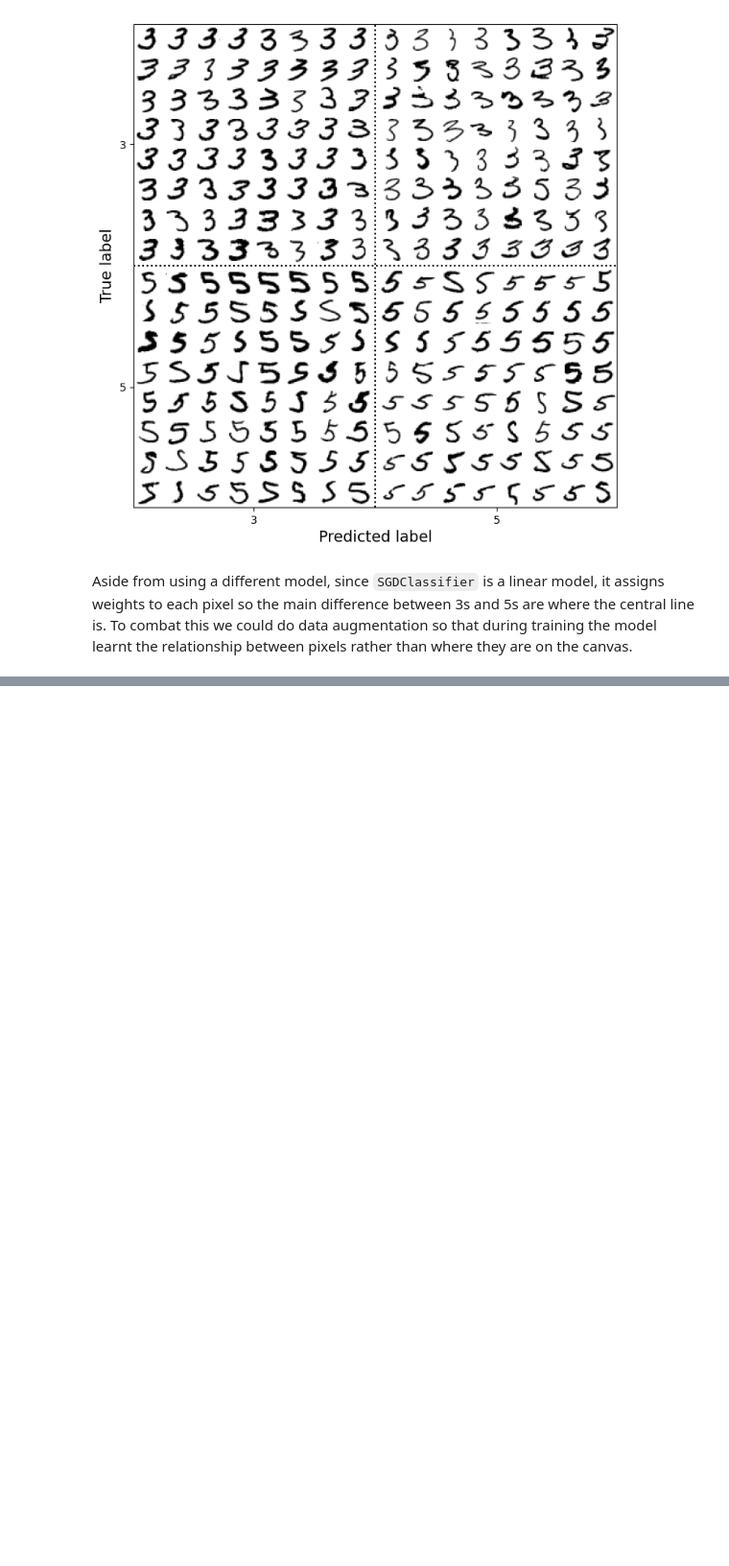
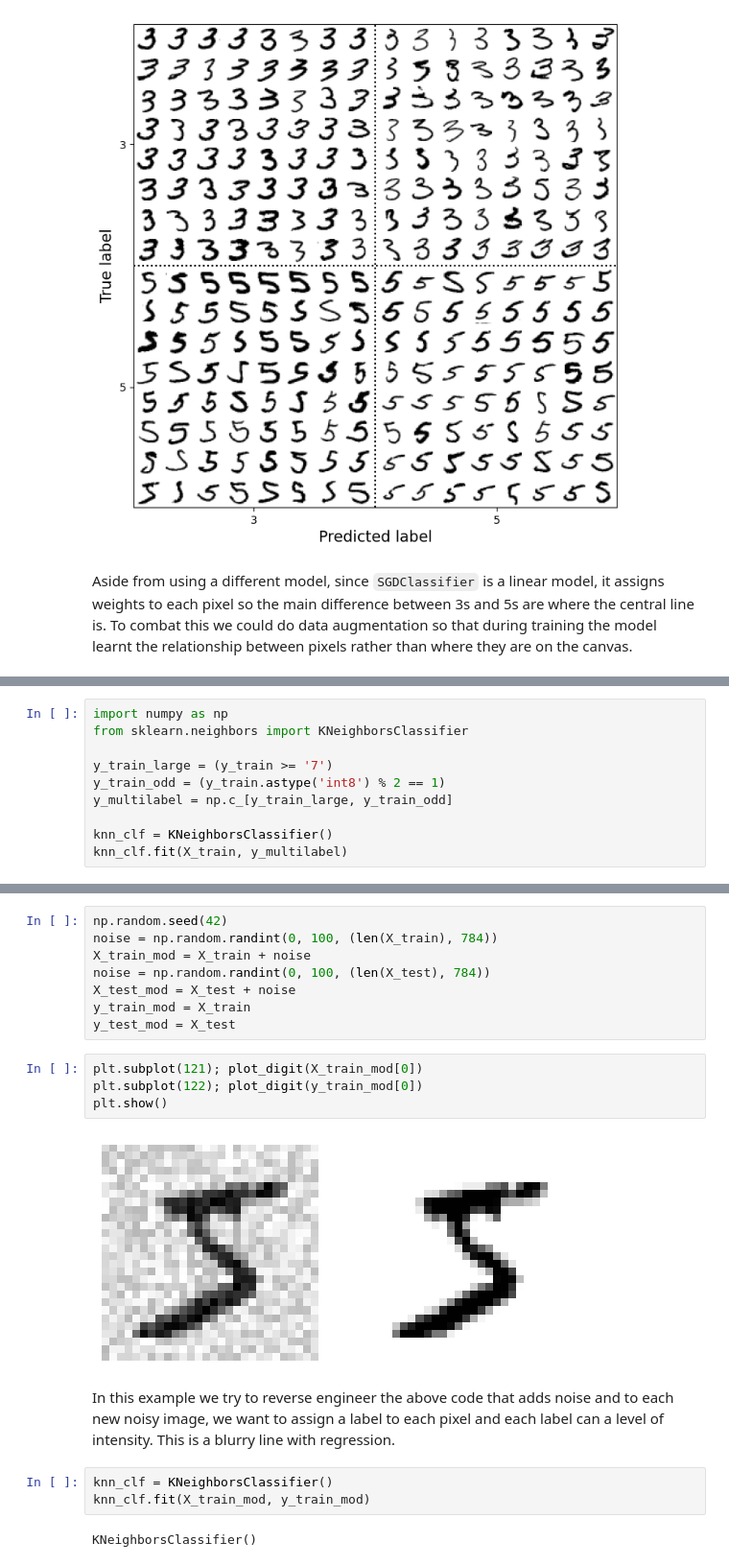
Before and after one commit to jreaso/handson-ml, a Jupyter notebook: 3_classification.ipynb, the cells around one changed output, grey strips where cells are left out. Shown at 96% size. Cells and saved outputs as stored; diff of their text form; blank space fills up the shorter version.

```diff
--- a/3_classification.ipynb
+++ b/3_classification.ipynb
@@ -567,0 +570,10 @@ Aside from using a different model, since `SGDClassifier` is a linear model, it
+# %%
+import numpy as np
+from sklearn.neighbors import KNeighborsClassifier
+
+y_train_large = (y_train >= '7')
+y_train_odd = (y_train.astype('int8') % 2 == 1)
+y_multilabel = np.c_[y_train_large, y_train_odd]
+
+knn_clf = KNeighborsClassifier()
+knn_clf.fit(X_train, y_multilabel)
@@ -567,0 +617,21 @@ Aside from using a different model, since `SGDClassifier` is a linear model, it
+# %%
+np.random.seed(42)
+noise = np.random.randint(0, 100, (len(X_train), 784))
+X_train_mod = X_train + noise
+noise = np.random.randint(0, 100, (len(X_test), 784))
+X_test_mod = X_test + noise
+y_train_mod = X_train
+y_test_mod = X_test
+# %%
+plt.subplot(121); plot_digit(X_train_mod[0])
+plt.subplot(122); plot_digit(y_train_mod[0])
+plt.show()
+# %% [output]
+[figure, added]
+# %% [markdown]
+In this example we try to reverse engineer the above code that adds noise and to each new noisy image, we want to assign a label to each pixel and each label can a level of intensity. This is a blurry line with regression.
+# %%
+knn_clf = KNeighborsClassifier()
+knn_clf.fit(X_train_mod, y_train_mod)
+# %% [output]
+KNeighborsClassifier()
```
Also changed, not shown: parts of 18 cells of this notebook.
